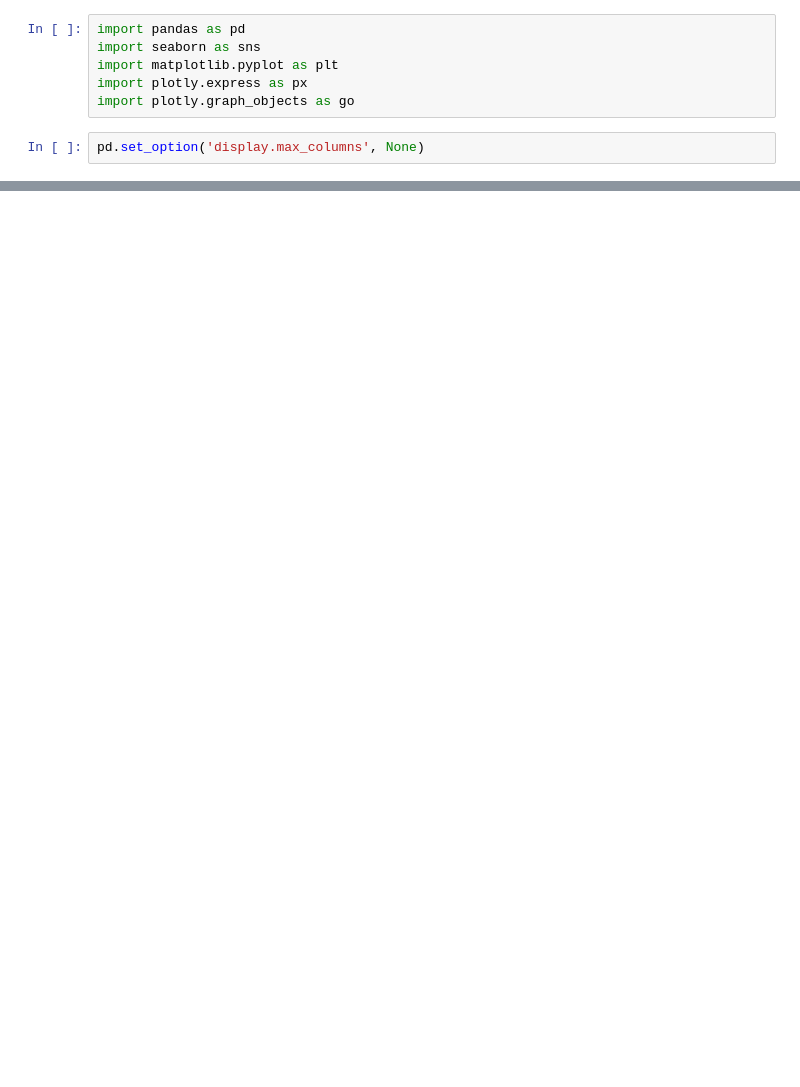
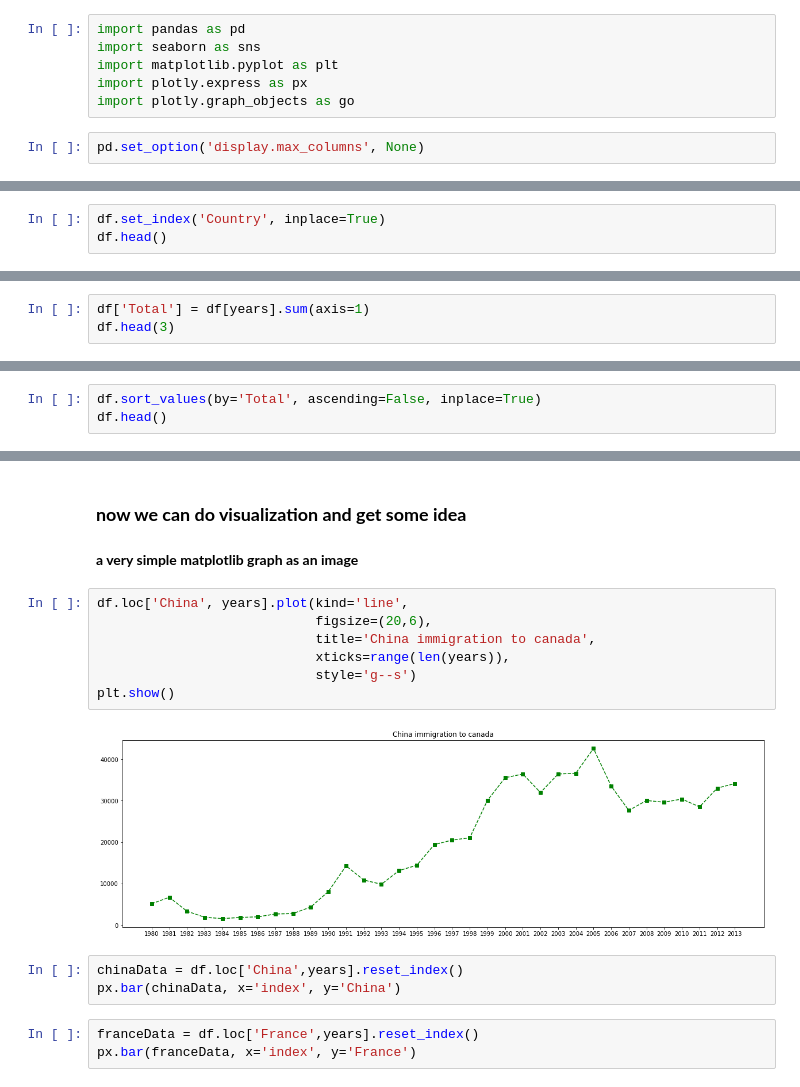
Before and after one commit to zaid-kamil/DP-JUL-2022-PYDA-SPECIAL, a Jupyter notebook: analysis3.ipynb, the cells around one changed output, grey strips where cells are left out. Drawn from its saved outputs; the diff is of its cells as text; blank space fills up the shorter version.

```diff
--- a/analysis3.ipynb
+++ b/analysis3.ipynb
@@ -22,0 +121,3 @@ df.head()
+# %%
+df.set_index('Country', inplace=True)
+df.head()
@@ -22,0 +134,3 @@ df.head()
+# %%
+df['Total'] = df[years].sum(axis=1)
+df.head(3)
@@ -22,0 +145,3 @@ df.head()
+# %%
+df.sort_values(by='Total', ascending=False, inplace=True)
+df.head()
@@ -22,0 +156,19 @@ df.head()
+# %% [markdown]
+### **now we can do visualization and get some idea**
+# %% [markdown]
+**a very simple matplotlib graph as an image**
+# %%
+df.loc['China', years].plot(kind='line',
+                            figsize=(20,6),
+                            title='China immigration to canada',
+                            xticks=range(len(years)),
+                            style='g--s')
+plt.show()
+# %% [output]
+[figure, added]
+# %%
+chinaData = df.loc['China',years].reset_index()
+px.bar(chinaData, x='index', y='China')
+# %%
+franceData = df.loc['France',years].reset_index()
+px.bar(franceData, x='index', y='France')
```
Also changed, not shown: parts of 22 cells of this notebook.
